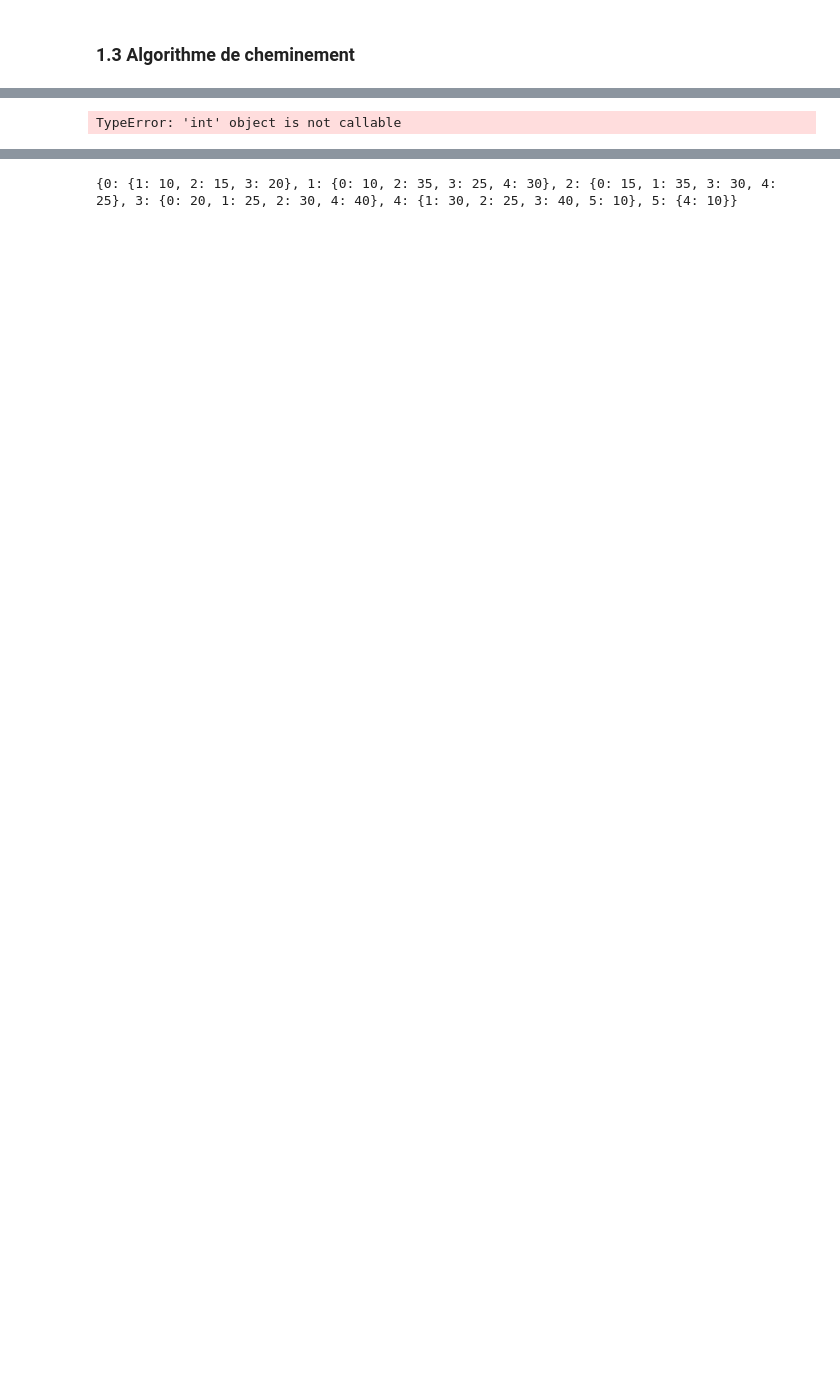
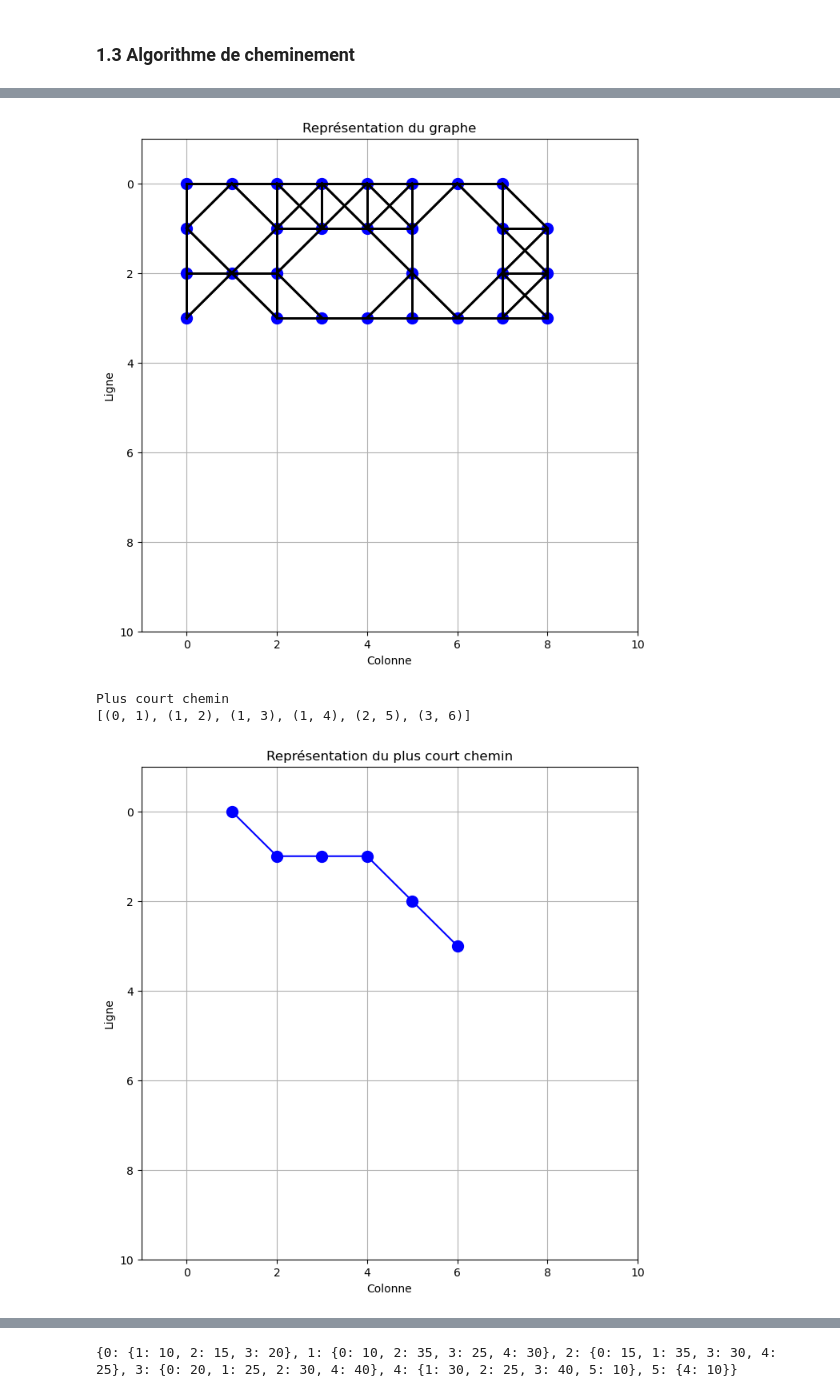
Before and after one commit to mayel15/tp-optimisation-et-graphes, a Jupyter notebook: src/TP_Graphes_et_Optimisation.ipynb, the cells around one changed output, grey strips where cells are left out. Cells and saved outputs as stored; diff of their text form; code cells hidden in the pictures; blank space fills up the shorter version.

```diff
--- a/src/TP_Graphes_et_Optimisation.ipynb
+++ b/src/TP_Graphes_et_Optimisation.ipynb
@@ -206,7 +217,7 @@ def create_graph_from_file(filename):
 #Dessine le graphe en utilisant matplotlib.
 #Args:- graph : objet Graph contenant les informations sur le graphe
 #Cette fonction dessine les sommets et les arêtes du graphe en utilisant matplotlib.
-def plot_graph(graph):
+def plot_graph(adjacency_list):
     # Crée une nouvelle figure
     plt.figure(figsize=(8, 8))
 
@@ -463,9 +440,9 @@ def get_destination_graph_from_file(filename):
 
 
 # test des fonctions
-filename = './exos/exo1.txt'
-source = get_source_graph_from_file(filename)
-destination = get_destination_graph_from_file(filename)
+source = get_source_graph_from_file('./exos/exo1.txt')
+destination = get_destination_graph_from_file('./exos/exo1.txt')
+#print("Source et destination du graphe './exos/exo1.txt' ... :")
 print(f"source: {source}")
 print(f"destination: {destination}")
 # %% [output]
@@ -651,40 +582,60 @@ None
 # %%
-import heapq
+import math
 
-def reconstruct_path(cameFrom, current):
-    total_path = [current]
-    while current in cameFrom:
-        current = cameFrom[current]
-        total_path.insert(0, current)
-    return total_path
+def heuristic(node, goal):
+    # Distance euclidienne entre deux sommets
+    return math.sqrt((goal[0] - node[0]) ** 2 + (goal[1] - node[1]) ** 2)
 
-def A_Star(start, goal, h, graph):
-    openSet = [(h(start), start)]  # Using a priority queue
+def A_star(start, goal, graph):
+    openSet = {start}
     cameFrom = {}
     gScore = {node: float('inf') for node in graph}
     gScore[start] = 0
     fScore = {node: float('inf') for node in graph}
-    fScore[start] = h(start)
+    fScore[start] = heuristic(start, goal)
 
     while openSet:
-        _, current = heapq.heappop(openSet)
+        current = min(openSet, key=lambda node: fScore[node])
         if current == goal:
-            return reconstruct_path(cameFrom, current)
+            path = [current]
+            while current in cameFrom:
+                current = cameFrom[current]
+                path.append(current)
+            path.reverse()
+            return path
 
+        openSet.remove(current)
         for neighbor in graph[current]:
-            # d(current, neighbor) is the weight of the edge from current to neighbor
             tentative_gScore = gScore[current] + 1  # Assuming each edge has weight 1
             if tentative_gScore < gScore[neighbor]:
                 cameFrom[neighbor] = current
                 gScore[neighbor] = tentative_gScore
-                fScore[neighbor] = tentative_gScore + h(neighbor)
-                heapq.heappush(openSet, (fScore[neighbor], neighbor))
+                fScore[neighbor] = tentative_gScore + heuristic(neighbor, goal)
+                openSet.add(neighbor)
 
-    return None  # No path found
-adjacency_list = create_graph_from_file("exos/exo1.txt")
-source = (0, 0)
-destination = (1, 3)
-print(A_Star(source, destination, 0, adjacency_list))
+    return None
+
+# Exemple d'utilisation
+graph = {
+    (0, 0): [(0, 1), (1, 0)],
+    (0, 1): [(0, 0), (0, 2)],
+    (0, 2): [(0, 1), (1, 2)],
+    (1, 0): [(0, 0), (1, 1)],
+    (1, 1): [(1, 0), (1, 2)],
+    (1, 2): [(0, 2), (1, 1)]
+}
+adjacency_list_graph_for_A_star = create_graph_from_file("exos/exo1.txt")
+#print(adjacency_list)
+plot_graph(adjacency_list)
+start = (0, 1)
+goal = (3, 6)
+path = A_star(source, destination, adjacency_list_graph_for_A_star)
+print("Plus court chemin")
+print(path)
+plot_path(path)
 # %% [output]
 Le graphe a été créé avec succès à partir du fichier: exos/exo1.txt
+[figure, added]
-TypeError: 'int' object is not callable
+Plus court chemin
+[(0, 1), (1, 2), (1, 3), (1, 4), (2, 5), (3, 6)]
+[figure, added]
```
Also changed, not shown: parts of 28 cells of this notebook, 11 other files.
